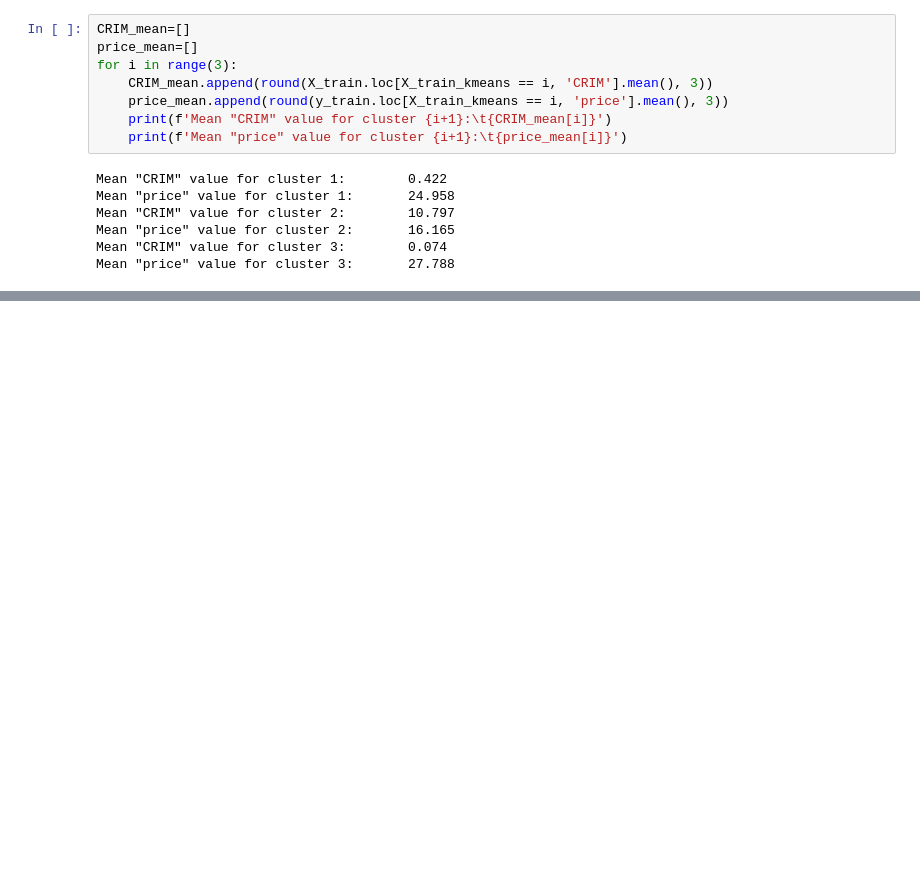
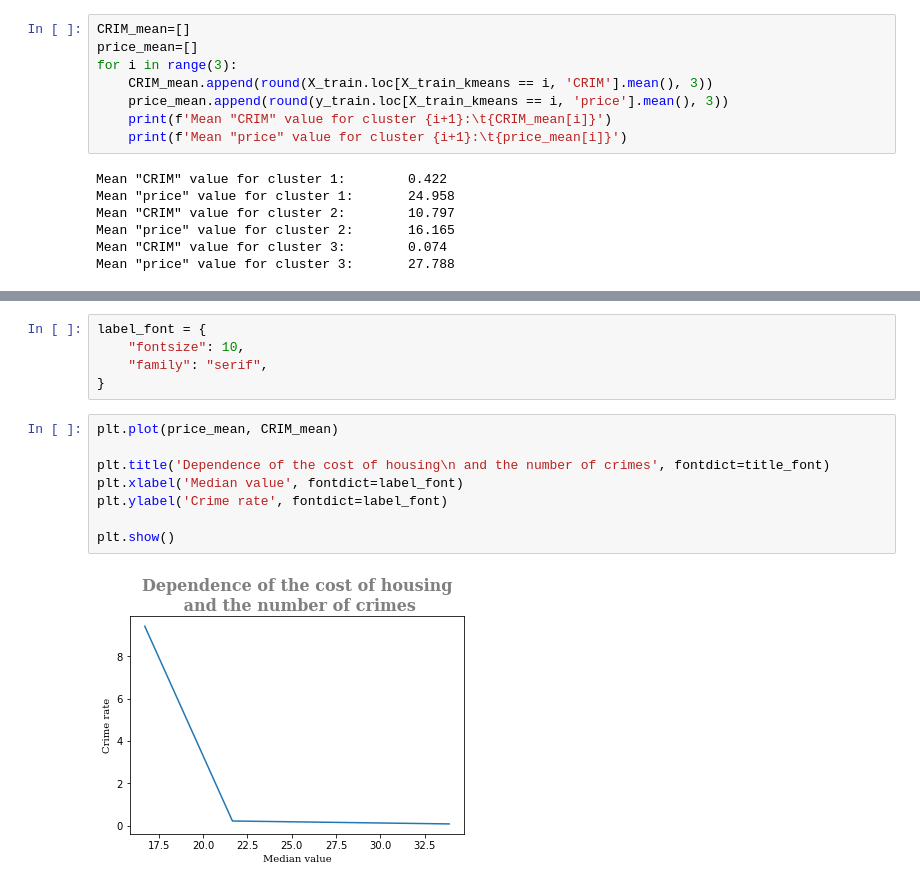
Before and after one commit to AntonyVasilev/Libs_for_DS, a Jupyter notebook: sklearn_unsupervised/scikit_learn_unsupervised.ipynb, the cells around one changed output, grey strips where cells are left out. Cells and saved outputs as stored; diff of their text form; blank space fills up the shorter version.

```diff
--- a/sklearn_unsupervised/scikit_learn_unsupervised.ipynb
+++ b/sklearn_unsupervised/scikit_learn_unsupervised.ipynb
@@ -189,0 +247,15 @@ Mean "price" value for cluster 3:       27.788
+# %%
+label_font = {
+    "fontsize": 10,
+    "family": "serif",
+}
+# %%
+plt.plot(price_mean, CRIM_mean)
+
+plt.title('Dependence of the cost of housing\n and the number of crimes', fontdict=title_font)
+plt.xlabel('Median value', fontdict=label_font)
+plt.ylabel('Crime rate', fontdict=label_font)
+
+plt.show()
+# %% [output]
+[figure, added]
```
Also changed, not shown: parts of 19 cells of this notebook.
